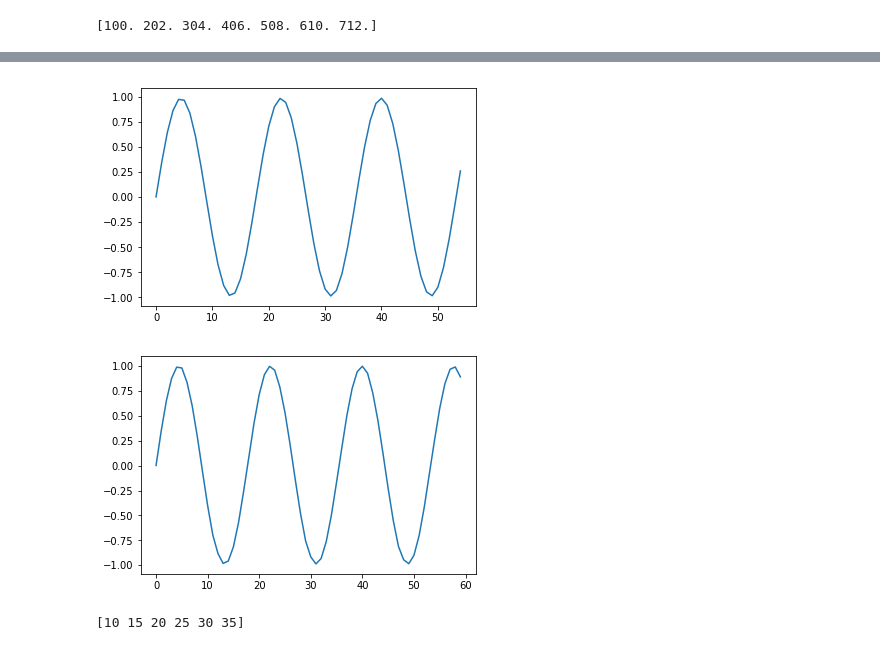
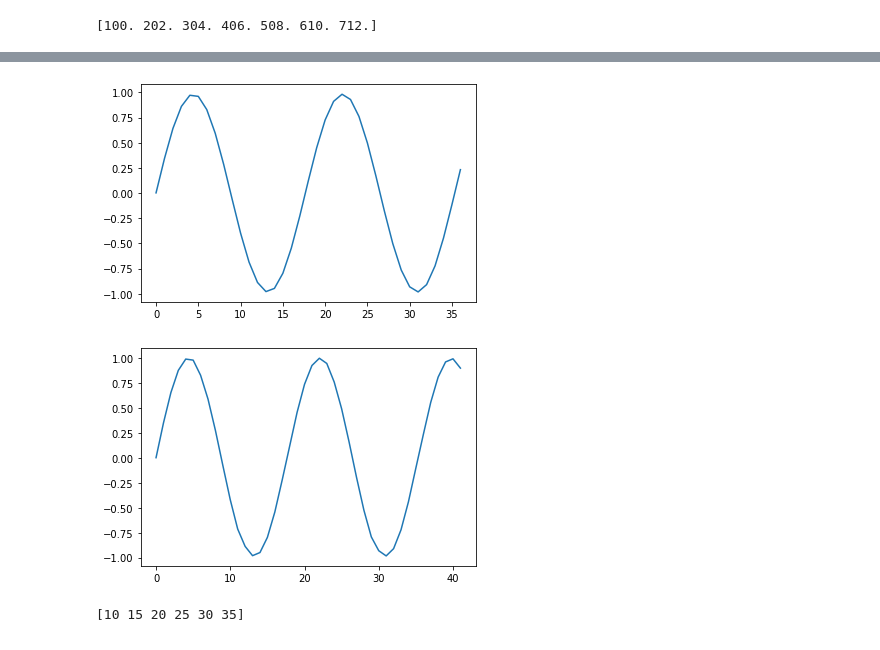
Before and after one commit to AssembleSoftware/IoTPy, a Jupyter notebook: examples/ExamplesOfSimpleSnippets.ipynb, the cells around one changed output, grey strips where cells are left out. Cells and saved outputs as stored; diff of their text form; code cells hidden in the pictures.

```diff
--- a/examples/ExamplesOfSimpleSnippets.ipynb
+++ b/examples/ExamplesOfSimpleSnippets.ipynb
@@ -231,6 +290,7 @@ def subtract_mean(window):
 # %%
 import matplotlib.pyplot as plt
-NUM_CYCLES= 4
+%matplotlib inline
+NUM_CYCLES= 3
 NUM_POINTS_PER_CYCLE=18
 
 x = np.linspace(0, NUM_CYCLES*2*np.pi, num=NUM_CYCLES*NUM_POINTS_PER_CYCLE)
@@ -249,4 +309,4 @@ run()
 plt.plot(recent_values(z))
 plt.show()
 # %% [output]
-[figure, old version]
+[figure, new version]
@@ -262,20 +332,20 @@ def subtract_mean_block(window, block_size):
 # %%
 def test_subtract_mean_block():
-    NUM_CYCLES= 4
+    NUM_CYCLES= 3
     NUM_POINTS_PER_CYCLE=18
 
     x = np.linspace(0, NUM_CYCLES*2*np.pi, num=NUM_CYCLES*NUM_POINTS_PER_CYCLE)
     y = np.sin(x) + 1.0
     # Declare streams
     y_stream = StreamArray('y_stream')
     z = StreamArray('z')
     subtract_mean_block(in_stream=y_stream, out_stream=z, window_size=18, step_size=6,
                        block_size=6)
     y_stream.extend(y)
     run()
 
     plt.plot(recent_values(z))
     plt.show()
 test_subtract_mean_block()
 # %% [output]
-[figure, old version]
+[figure, new version]
```
Also changed, not shown: parts of 20 cells of this notebook.
